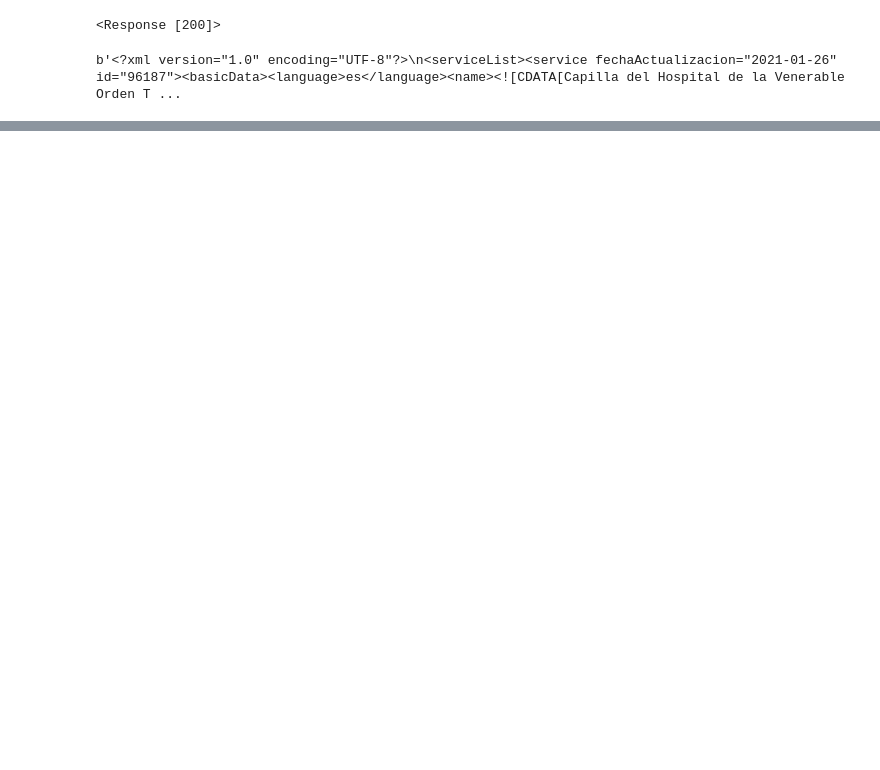
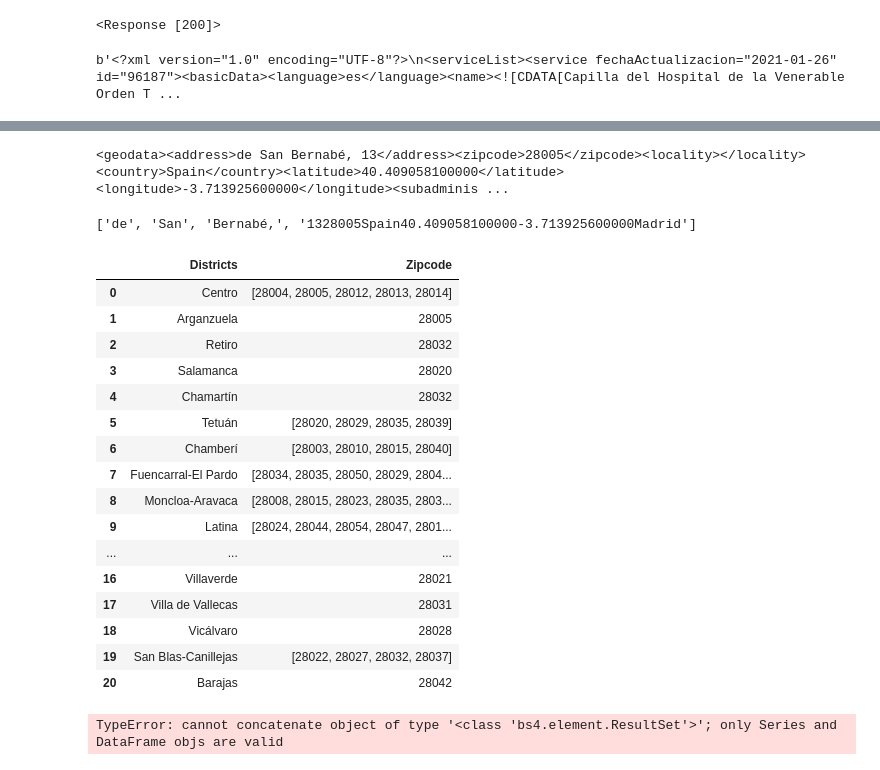
Before and after one commit to XabierArrieta/Pipelines-Project, a Jupyter notebook: cleaning.ipynb, the cells around one changed output, grey strips where cells are left out. Saved outputs shown, nothing was run; the diff lists cells and outputs as text; code cells hidden in the pictures; blank space fills up the shorter version.

```diff
--- a/cleaning.ipynb
+++ b/cleaning.ipynb
@@ -319,0 +317,57 @@ att[0].get("href")
+# %%
+att[0]
+# %% [output]
+<geodata><address>de San Bernabé, 13</address><zipcode>28005</zipcode><locality></locality><country>Spain</country><latitude>40.409058100000</latitude><longitude>-3.713925600000</longitude><subadminis ...
+# %%
+att[0].text.split()
+# %% [output]
+['de', 'San', 'Bernabé,', '1328005Spain40.409058100000-3.713925600000Madrid']
+# %%
+codigos = {
+    'Centro': [28004, 28005, 28012, 28013, 28014],
+    'Arganzuela': 28005,
+    'Retiro': 28032,
+    'Salamanca': 28020,
+    'Chamartín': 28032,
+    'Tetuán': [28020, 28029, 28035, 28039],
+    'Chamberí': [28003, 28010, 28015, 28040],
+    'Fuencarral-El Pardo': [28034, 28035, 28050,28029,28049,28048,28046],
+    'Moncloa-Aravaca': [28008, 28015, 28023, 28035, 28039, 28040],
+    'Latina': [28024,28044,28054, 28047,28011,28019],
+    'Carabanchel': [28025,28044],
+    'Usera': 28026,
+    'Puente de Vallecas': [28053, 28018, 28038, 28031],
+    'Moratalaz': 28030,
+    'Ciudad Lineal': [28033, 28043, 28027, 28017, 28032],
+    'Hortaleza': 28004,
+    'Villaverde': 28021,
+    'Villa de Vallecas': 28031,
+    'Vicálvaro': 28028,
+    'San Blas-Canillejas': [28022, 28027, 28032, 28037],
+    'Barajas': 28042
+}
+# %%
+df = pd.DataFrame([[key, codigos[key]] for key in codigos.keys()], columns=['Districts', 'Zipcode'])
+df
+# %% [output]
+|  | Districts | Zipcode |
+| 0 | Centro | [28004, 28005, 28012, 28013, 28014] |
+| 1 | Arganzuela | 28005 |
+| 2 | Retiro | 28032 |
+| 3 | Salamanca | 28020 |
+| 4 | Chamartín | 28032 |
+| 5 | Tetuán | [28020, 28029, 28035, 28039] |
+| 6 | Chamberí | [28003, 28010, 28015, 28040] |
+| 7 | Fuencarral-El Pardo | [28034, 28035, 28050, 28029, 2804... |
+| 8 | Moncloa-Aravaca | [28008, 28015, 28023, 28035, 2803... |
+| 9 | Latina | [28024, 28044, 28054, 28047, 2801... |
+| ... | ... | ... |
+| 16 | Villaverde | 28021 |
+| 17 | Villa de Vallecas | 28031 |
+| 18 | Vicálvaro | 28028 |
+| 19 | San Blas-Canillejas | [28022, 28027, 28032, 28037] |
+| 20 | Barajas | 28042 |
+# %%
+combine = pd.concat([att, df], axis=1)
+# %% [output]
+TypeError: cannot concatenate object of type '<class 'bs4.element.ResultSet'>'; only Series and DataFrame objs are valid
```
Also changed, not shown: parts of 28 cells of this notebook, 6 other files.
